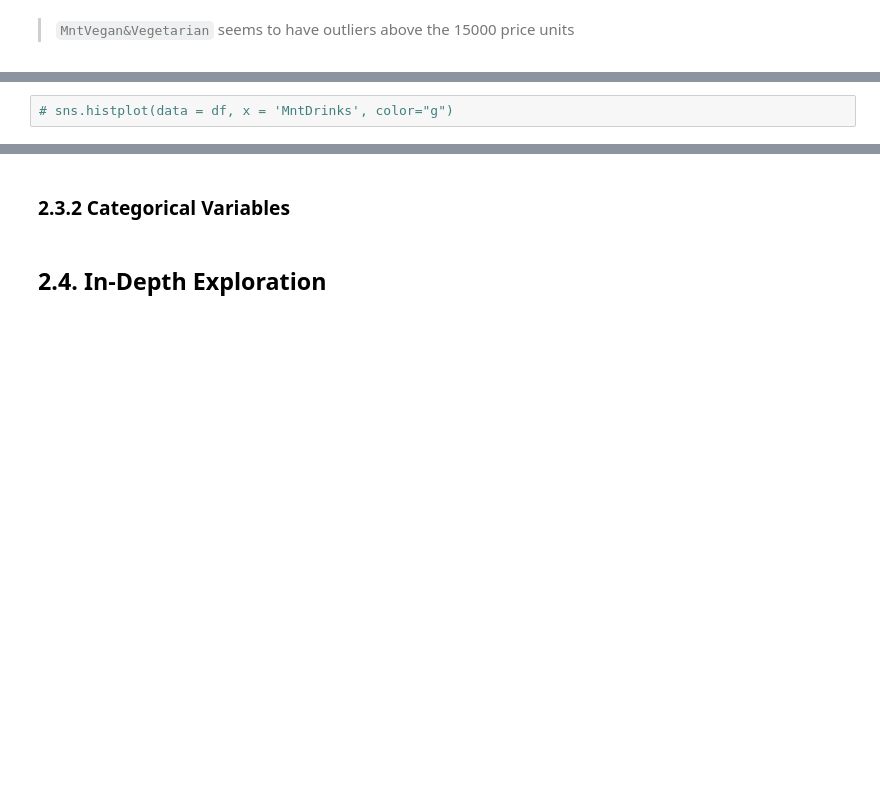
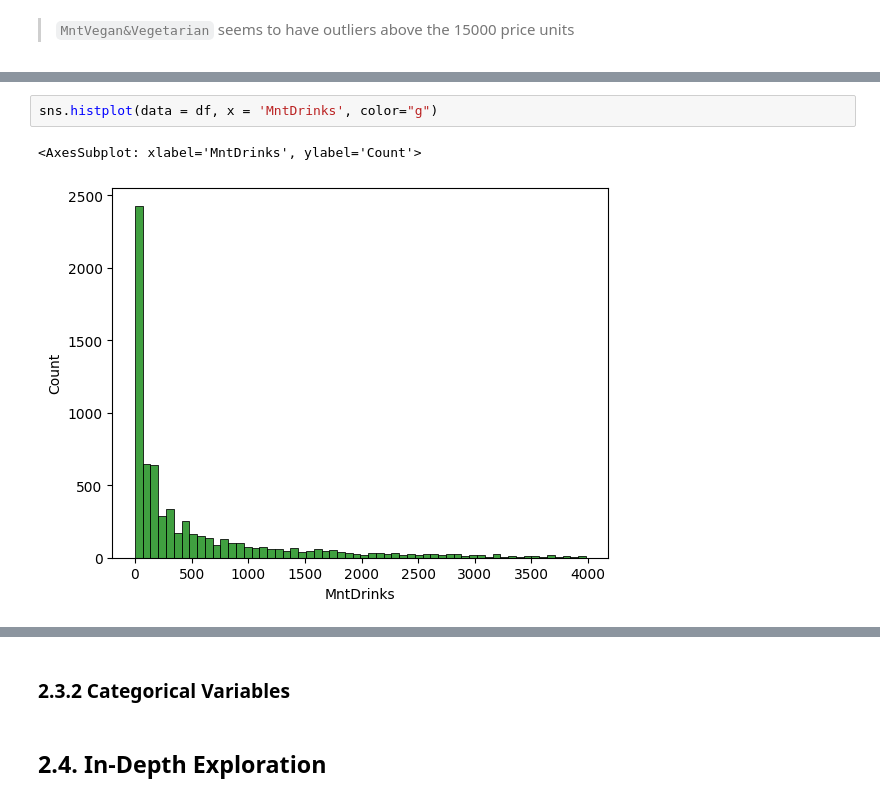
Before and after one commit to MikeOlhao/DSML_projeto, a Jupyter notebook: DSML_202223_Clusters_Group09_Notebook.ipynb, the cells around one changed output, grey strips where cells are left out. Cells and saved outputs as stored; diff of their text form; blank space fills up the shorter version.

```diff
--- a/DSML_202223_Clusters_Group09_Notebook.ipynb
+++ b/DSML_202223_Clusters_Group09_Notebook.ipynb
@@ -370,3 +364,6 @@ sns.histplot(data = df, x = 'MntEntries', color="g")
 # %%
-# sns.histplot(data = df, x = 'MntDrinks', color="g")
+sns.histplot(data = df, x = 'MntDrinks', color="g")
+# %% [output]
+<AxesSubplot: xlabel='MntDrinks', ylabel='Count'>
+[figure, added]
 # %%
```
Also changed, not shown: parts of 26 cells of this notebook, 1 other file.
